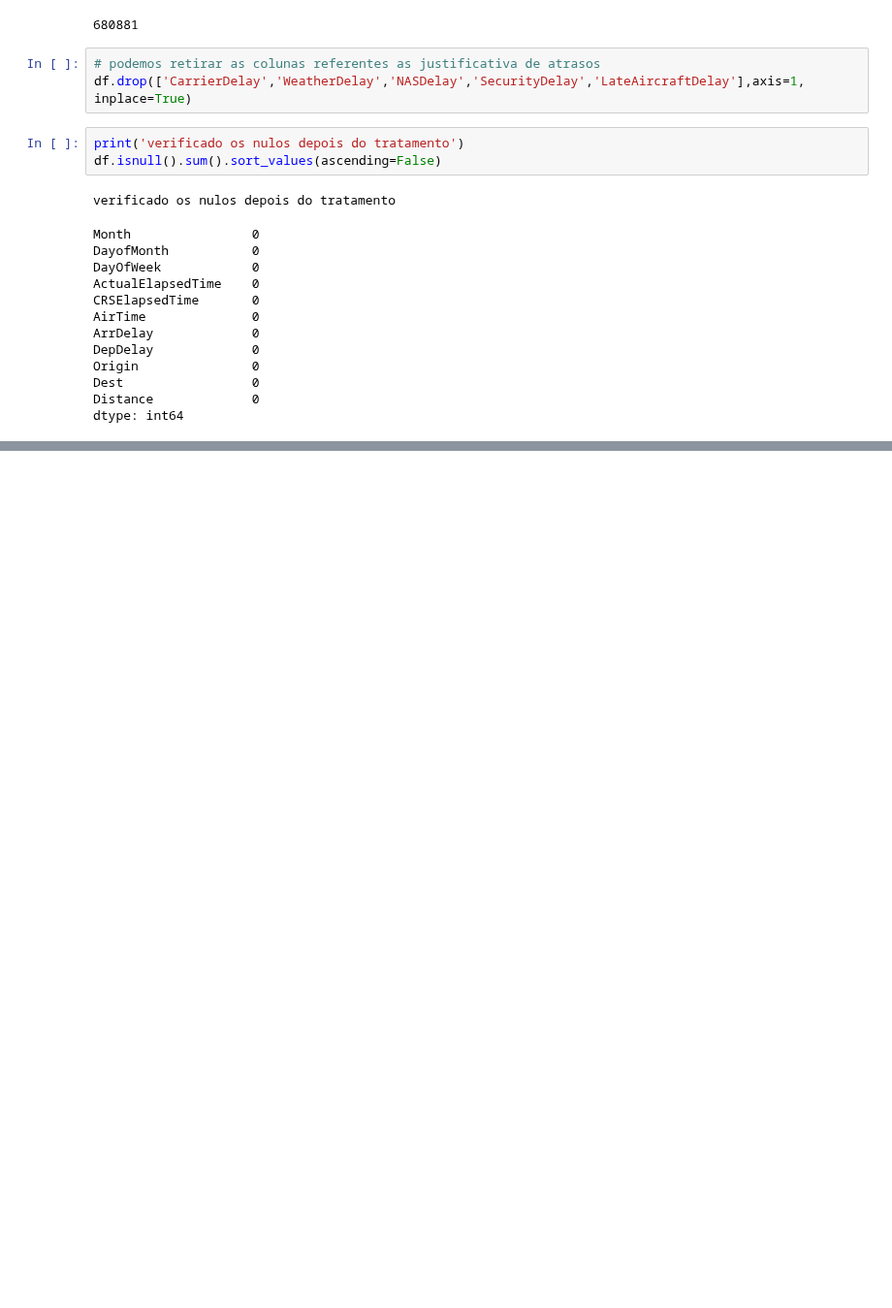
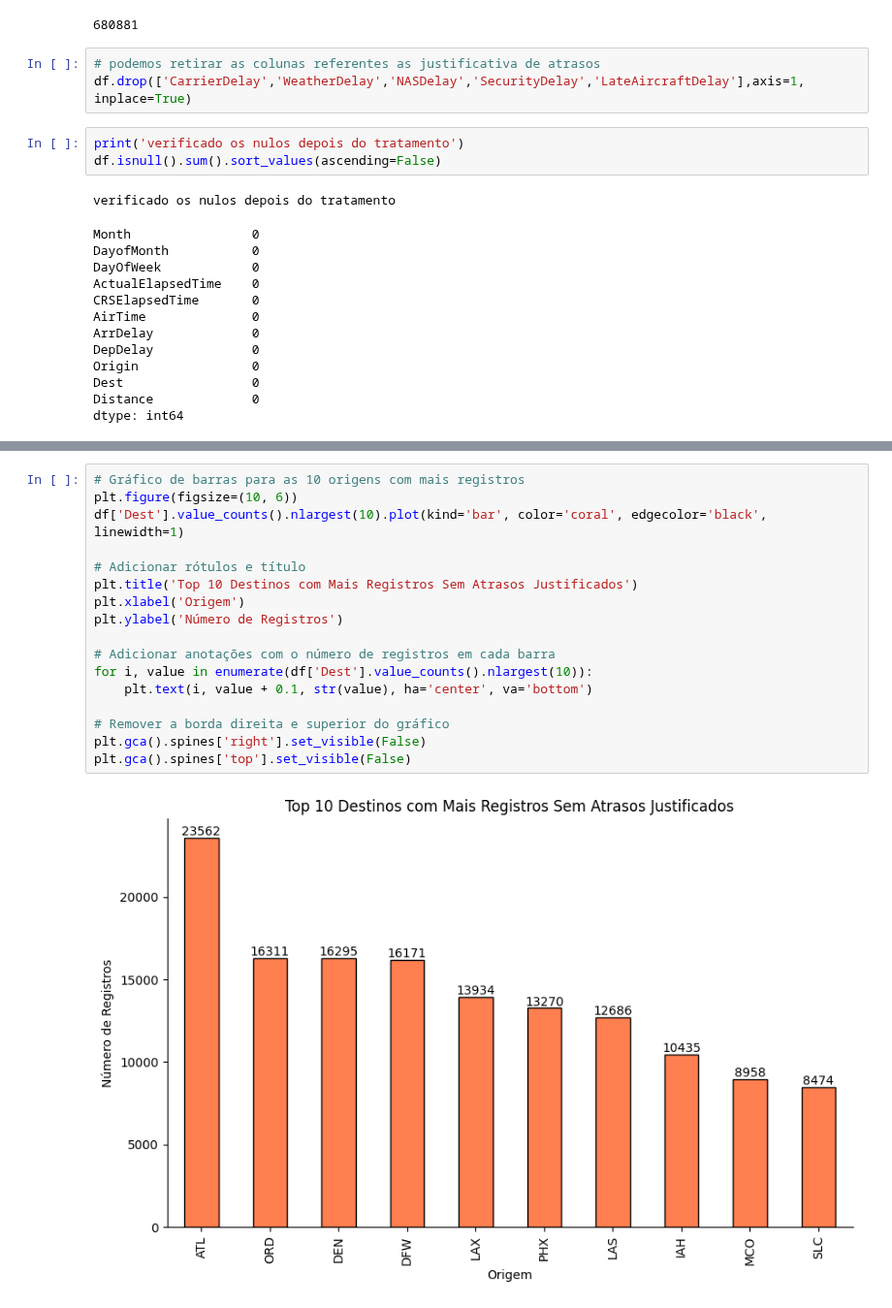
Before and after one commit to AdrielyZBoller/Projeto_Mod05_Ada_VemSerTech, a Jupyter notebook: analise_sem_atraso_justificados.ipynb, the cells around one changed output, grey strips where cells are left out. Shown at 97% size. Saved outputs shown, nothing was run; the diff lists cells and outputs as text; blank space fills up the shorter version.

```diff
--- a/analise_sem_atraso_justificados.ipynb
+++ b/analise_sem_atraso_justificados.ipynb
@@ -522,0 +402,19 @@ plt.show()
+# %%
+# Gráfico de barras para as 10 origens com mais registros
+plt.figure(figsize=(10, 6))
+df['Dest'].value_counts().nlargest(10).plot(kind='bar', color='coral', edgecolor='black', linewidth=1)
+
+# Adicionar rótulos e título
+plt.title('Top 10 Destinos com Mais Registros Sem Atrasos Justificados')
+plt.xlabel('Origem')
+plt.ylabel('Número de Registros')
+
+# Adicionar anotações com o número de registros em cada barra
+for i, value in enumerate(df['Dest'].value_counts().nlargest(10)):
+    plt.text(i, value + 0.1, str(value), ha='center', va='bottom')
+
+# Remover a borda direita e superior do gráfico
+plt.gca().spines['right'].set_visible(False)
+plt.gca().spines['top'].set_visible(False)
+# %% [output]
+[figure, added]
```
Also changed, not shown: parts of 22 cells of this notebook.
